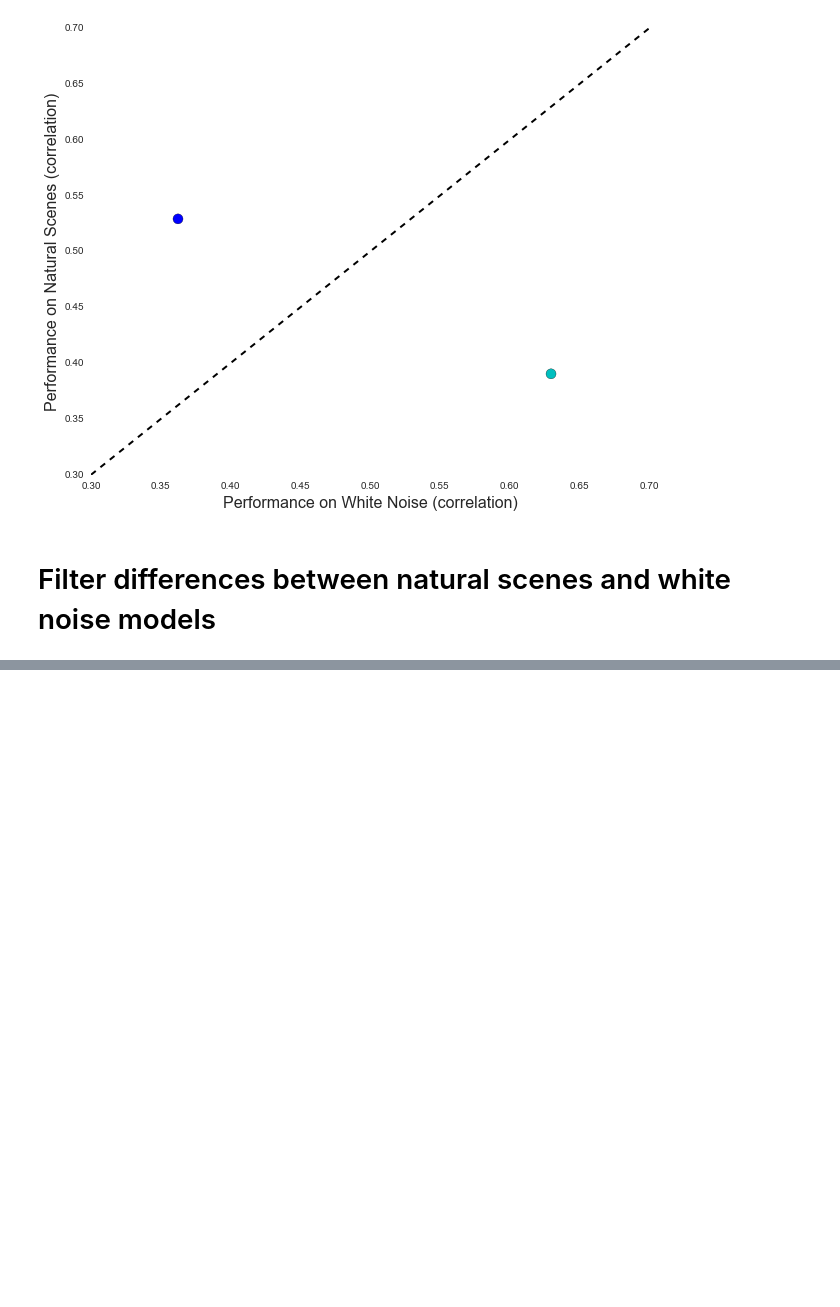
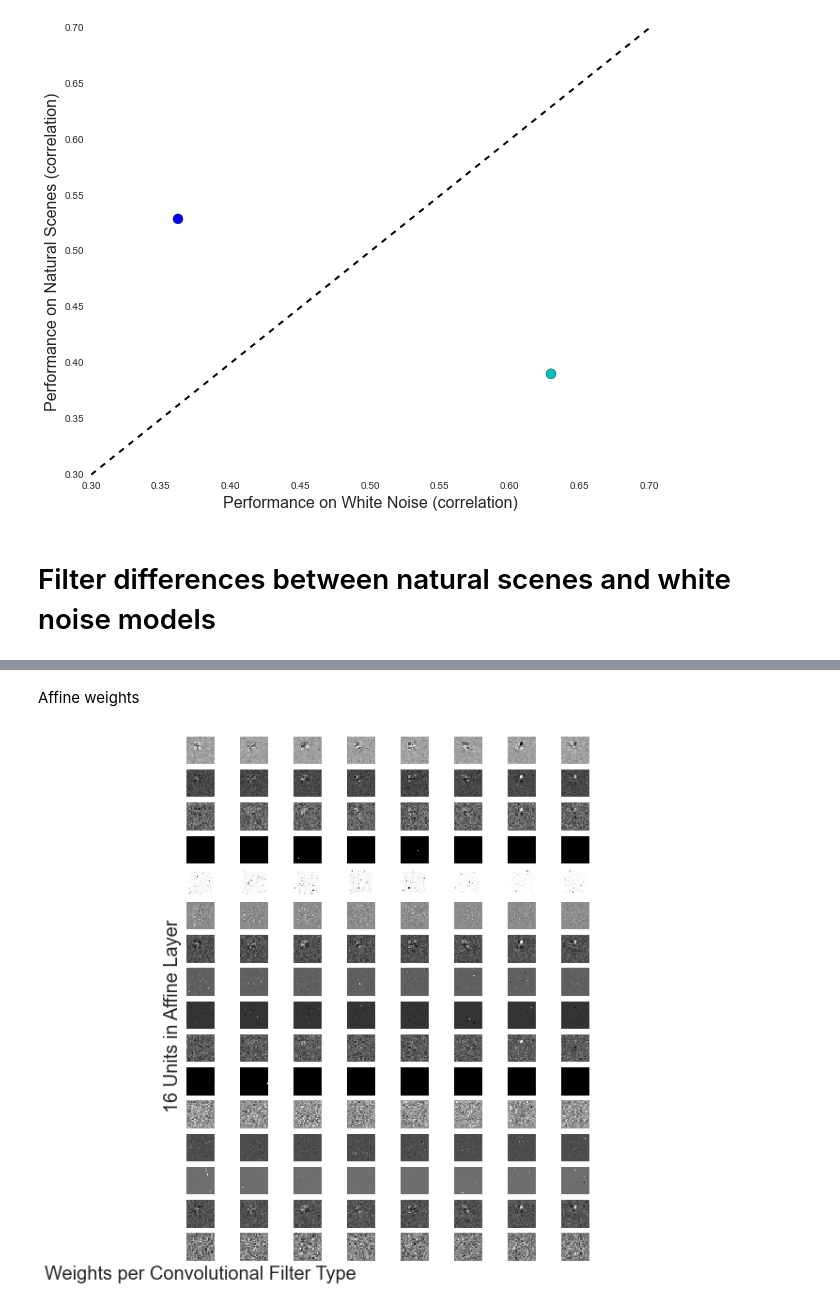
Before and after one commit to baccuslab/deep-retina, a Jupyter notebook: notebooks/Visualizations.ipynb, the cells around one changed output, grey strips where cells are left out. Drawn from its saved outputs; the diff is of its cells as text; code cells hidden in the pictures; blank space fills up the shorter version.

```diff
--- a/notebooks/Visualizations.ipynb
+++ b/notebooks/Visualizations.ipynb
@@ -130,0 +141,7 @@ plt.ylim([0.3, 0.7])
+# %% [markdown]
+Affine weights
+# %%
+whitenoise_W3 = whitenoise_weights['layer_3']['param_0']
+viz.visualize_affine_weights(whitenoise_W3, 8, title='affine', fig_size=(8,10), dpi=500, display=True, save=False)
+# %% [output]
+[figure, added]
```
Also changed, not shown: parts of 8 cells of this notebook.
